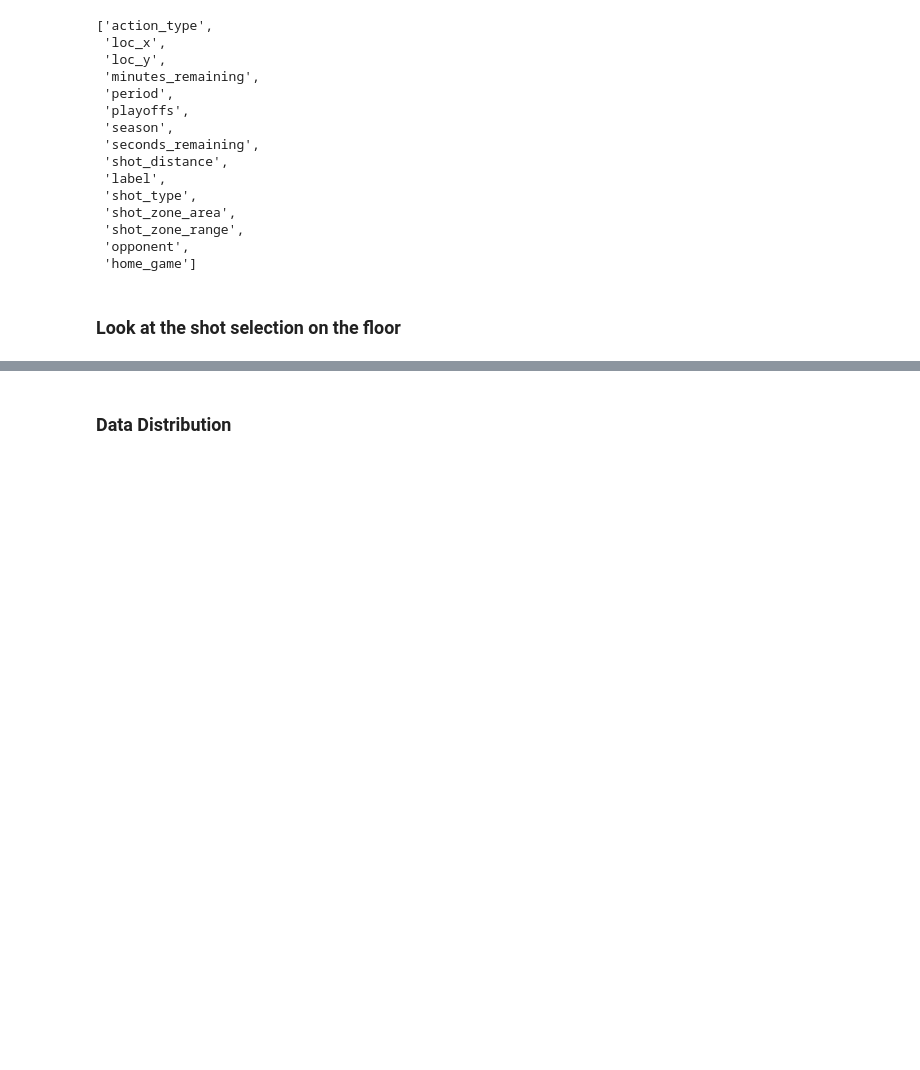
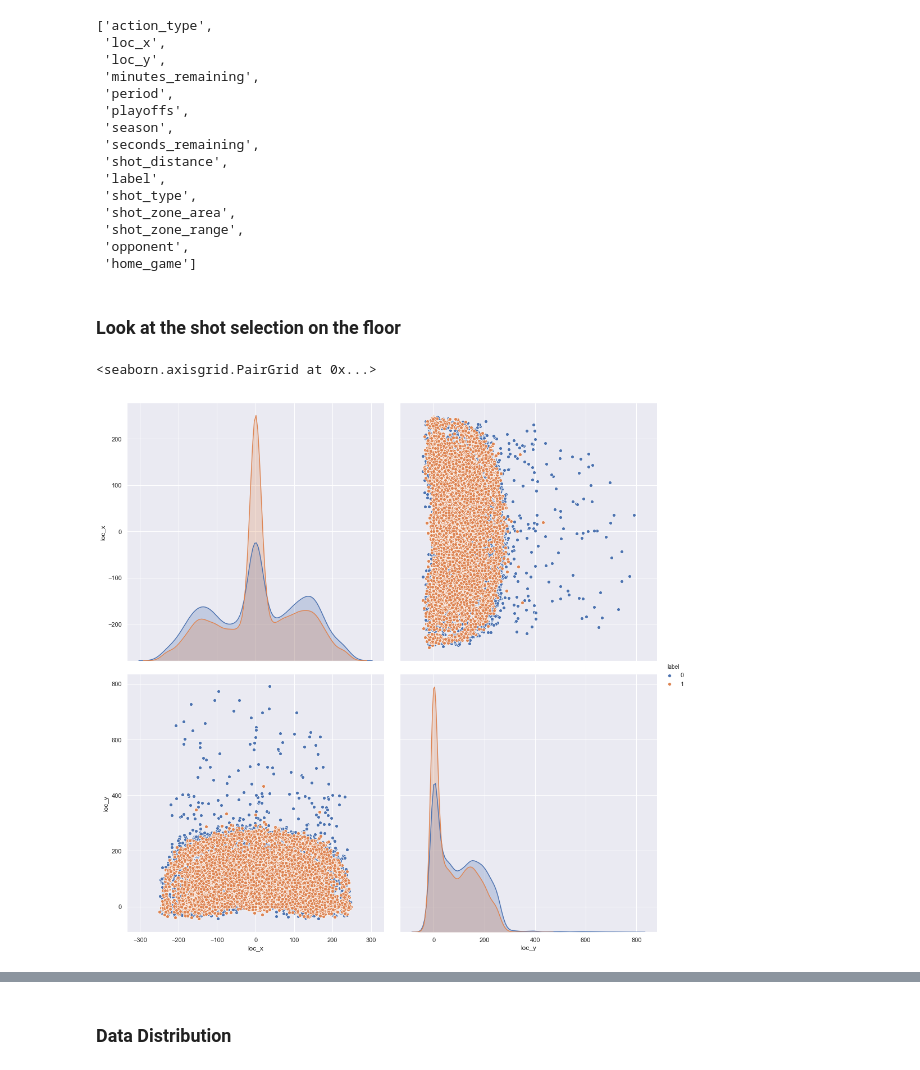
Before and after one commit to fstarsinic/kaggle, a Jupyter notebook: kobe-bryant-shot-selection/Kobe-Shots.ipynb, the cells around one changed output, grey strips where cells are left out. Drawn from its saved outputs; the diff is of its cells as text; code cells hidden in the pictures; blank space fills up the shorter version.

```diff
--- a/kobe-bryant-shot-selection/Kobe-Shots.ipynb
+++ b/kobe-bryant-shot-selection/Kobe-Shots.ipynb
@@ -377,5 +378,13 @@ new_df.columns
  'home_game']
 # %% [markdown]
 ### Look at the shot selection on the floor
+# %%
+import seaborn as sns
+
+numeric_data = new_df.select('loc_x','loc_y','label').toPandas()
+sns.pairplot(numeric_data, vars=['loc_x', 'loc_y'], hue='label',height=7)
+# %% [output]
+<seaborn.axisgrid.PairGrid at 0x...>
+[figure, added]
 # %%
 from pandas.plotting import scatter_matrix
```
Also changed, not shown: parts of 2 cells of this notebook.
